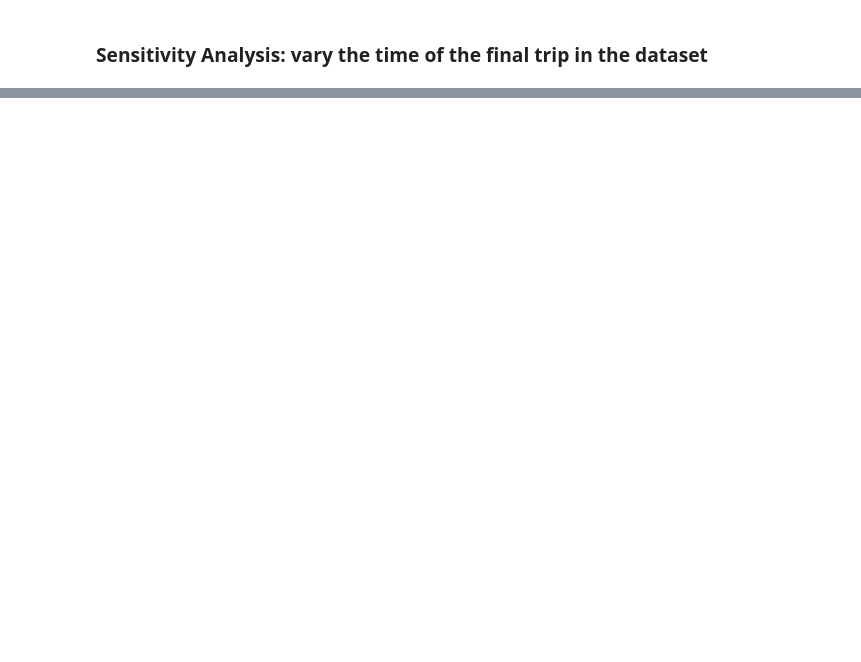
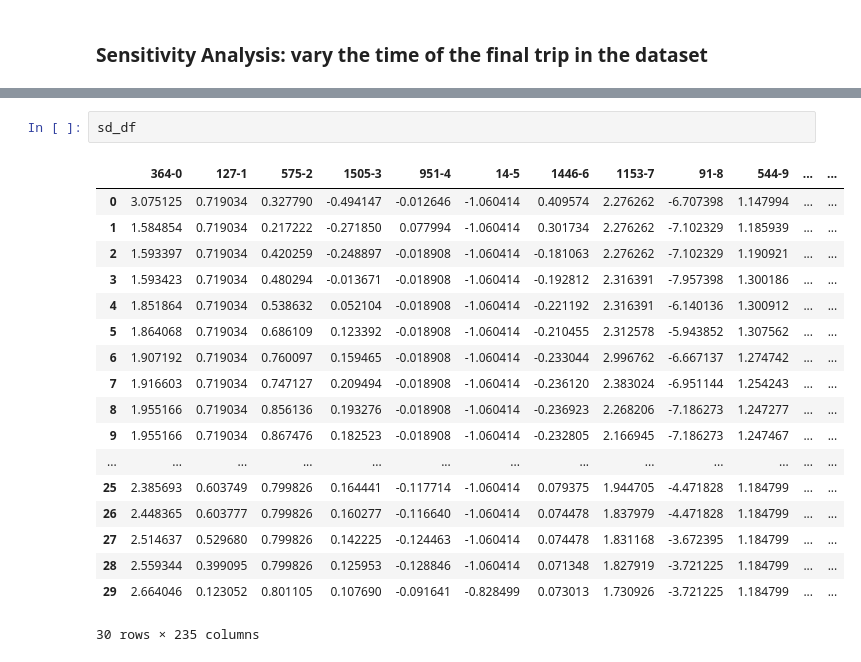
Before and after one commit to e-mission/e-mission-eval-private-data, a Jupyter notebook: Error_bars/EC_over_time_sensitivity_analysis.ipynb, the cells around one changed output, grey strips where cells are left out. Drawn from its saved outputs; the diff is of its cells as text; blank space fills up the shorter version.

```diff
--- a/Error_bars/EC_over_time_sensitivity_analysis.ipynb
+++ b/Error_bars/EC_over_time_sensitivity_analysis.ipynb
@@ -162,0 +213,21 @@ plot_cumulative_EC("pc", pc_expected, pc_user_labeled, pc_sensed_sd, pc_user_sd,
+# %%
+sd_df
+# %% [output]
+|  | 364-0 | 127-1 | 575-2 | 1505-3 | 951-4 | 14-5 | 1446-6 | 1153-7 | 91-8 | 544-9 | ... | ... |
+| 0 | 3.075125 | 0.719034 | 0.327790 | -0.494147 | -0.012646 | -1.060414 | 0.409574 | 2.276262 | -6.707398 | 1.147994 | ... | ... |
+| 1 | 1.584854 | 0.719034 | 0.217222 | -0.271850 | 0.077994 | -1.060414 | 0.301734 | 2.276262 | -7.102329 | 1.185939 | ... | ... |
+| 2 | 1.593397 | 0.719034 | 0.420259 | -0.248897 | -0.018908 | -1.060414 | -0.181063 | 2.276262 | -7.102329 | 1.190921 | ... | ... |
+| 3 | 1.593423 | 0.719034 | 0.480294 | -0.013671 | -0.018908 | -1.060414 | -0.192812 | 2.316391 | -7.957398 | 1.300186 | ... | ... |
+| 4 | 1.851864 | 0.719034 | 0.538632 | 0.052104 | -0.018908 | -1.060414 | -0.221192 | 2.316391 | -6.140136 | 1.300912 | ... | ... |
+| 5 | 1.864068 | 0.719034 | 0.686109 | 0.123392 | -0.018908 | -1.060414 | -0.210455 | 2.312578 | -5.943852 | 1.307562 | ... | ... |
+| 6 | 1.907192 | 0.719034 | 0.760097 | 0.159465 | -0.018908 | -1.060414 | -0.233044 | 2.996762 | -6.667137 | 1.274742 | ... | ... |
+| 7 | 1.916603 | 0.719034 | 0.747127 | 0.209494 | -0.018908 | -1.060414 | -0.236120 | 2.383024 | -6.951144 | 1.254243 | ... | ... |
+| 8 | 1.955166 | 0.719034 | 0.856136 | 0.193276 | -0.018908 | -1.060414 | -0.236923 | 2.268206 | -7.186273 | 1.247277 | ... | ... |
+| 9 | 1.955166 | 0.719034 | 0.867476 | 0.182523 | -0.018908 | -1.060414 | -0.232805 | 2.166945 | -7.186273 | 1.247467 | ... | ... |
+| ... | ... | ... | ... | ... | ... | ... | ... | ... | ... | ... | ... | ... |
+| 25 | 2.385693 | 0.603749 | 0.799826 | 0.164441 | -0.117714 | -1.060414 | 0.079375 | 1.944705 | -4.471828 | 1.184799 | ... | ... |
+| 26 | 2.448365 | 0.603777 | 0.799826 | 0.160277 | -0.116640 | -1.060414 | 0.074478 | 1.837979 | -4.471828 | 1.184799 | ... | ... |
+| 27 | 2.514637 | 0.529680 | 0.799826 | 0.142225 | -0.124463 | -1.060414 | 0.074478 | 1.831168 | -3.672395 | 1.184799 | ... | ... |
+| 28 | 2.559344 | 0.399095 | 0.799826 | 0.125953 | -0.128846 | -1.060414 | 0.071348 | 1.827919 | -3.721225 | 1.184799 | ... | ... |
+| 29 | 2.664046 | 0.123052 | 0.801105 | 0.107690 | -0.091641 | -0.828499 | 0.073013 | 1.730926 | -3.721225 | 1.184799 | ... | ... |
+30 rows × 235 columns
```
Also changed, not shown: parts of 29 cells of this notebook, 21 other files.
